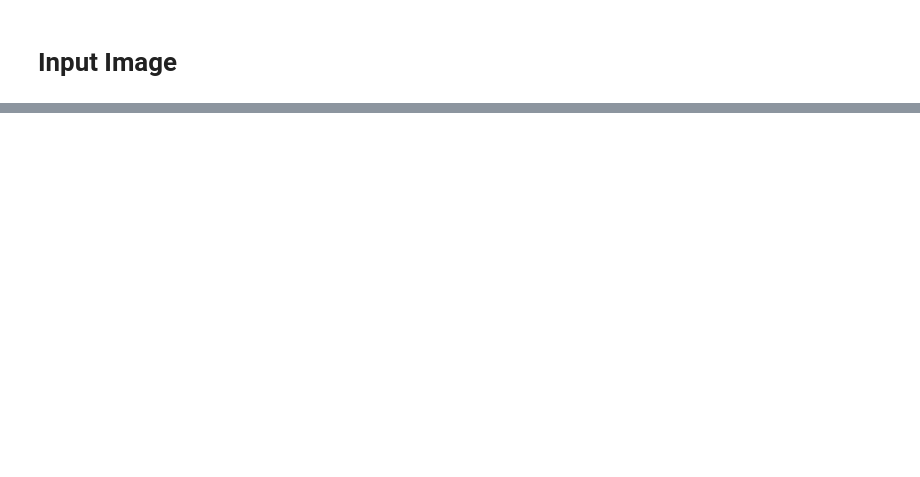
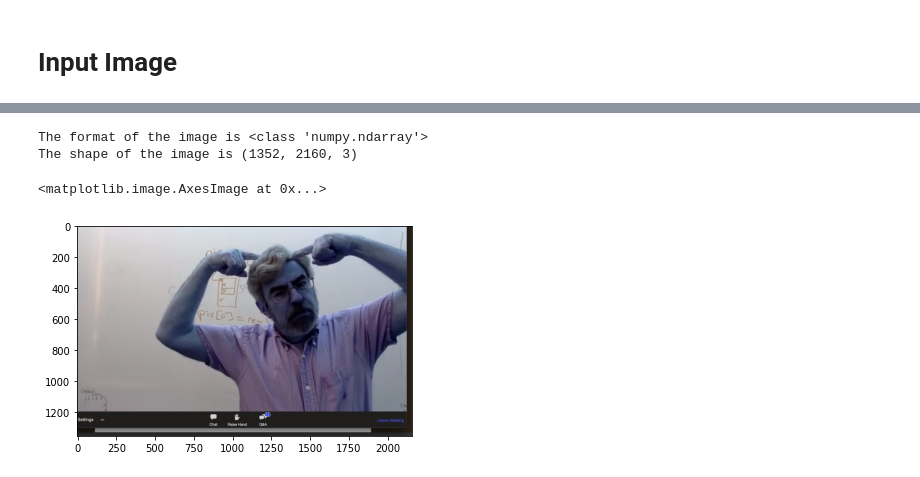
Before and after one commit to UCLAbrucequ/CHIPS_Color_identification, a Jupyter notebook: Color_Identification.ipynb, the cells around one changed output, grey strips where cells are left out. Cells and saved outputs as stored; diff of their text form; code cells hidden in the pictures; blank space fills up the shorter version.

```diff
--- a/Color_Identification.ipynb
+++ b/Color_Identification.ipynb
@@ -22,0 +21,12 @@ drive.mount('/content/drive')
+# %%
+image_path = '/content/drive/MyDrive/UCLA CHIPS research/sample_image.jpeg'
+
+image = cv2.imread(image_path)
+print('The format of the image is {}'.format(type(image)))
+print('The shape of the image is {}'.format(image.shape))
+plt.imshow(image)
+# %% [output]
+The format of the image is <class 'numpy.ndarray'>
+The shape of the image is (1352, 2160, 3)
+<matplotlib.image.AxesImage at 0x...>
+[figure, added]
```
Also changed, not shown: parts of 15 cells of this notebook.
